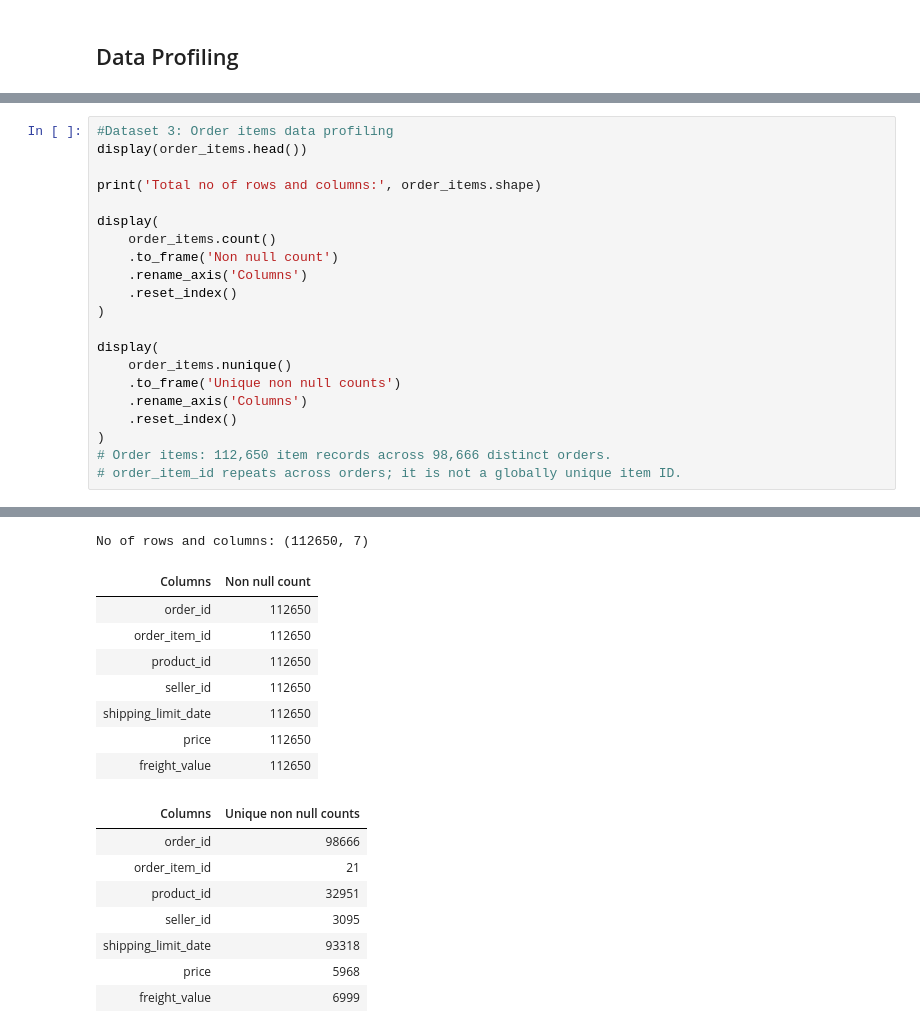
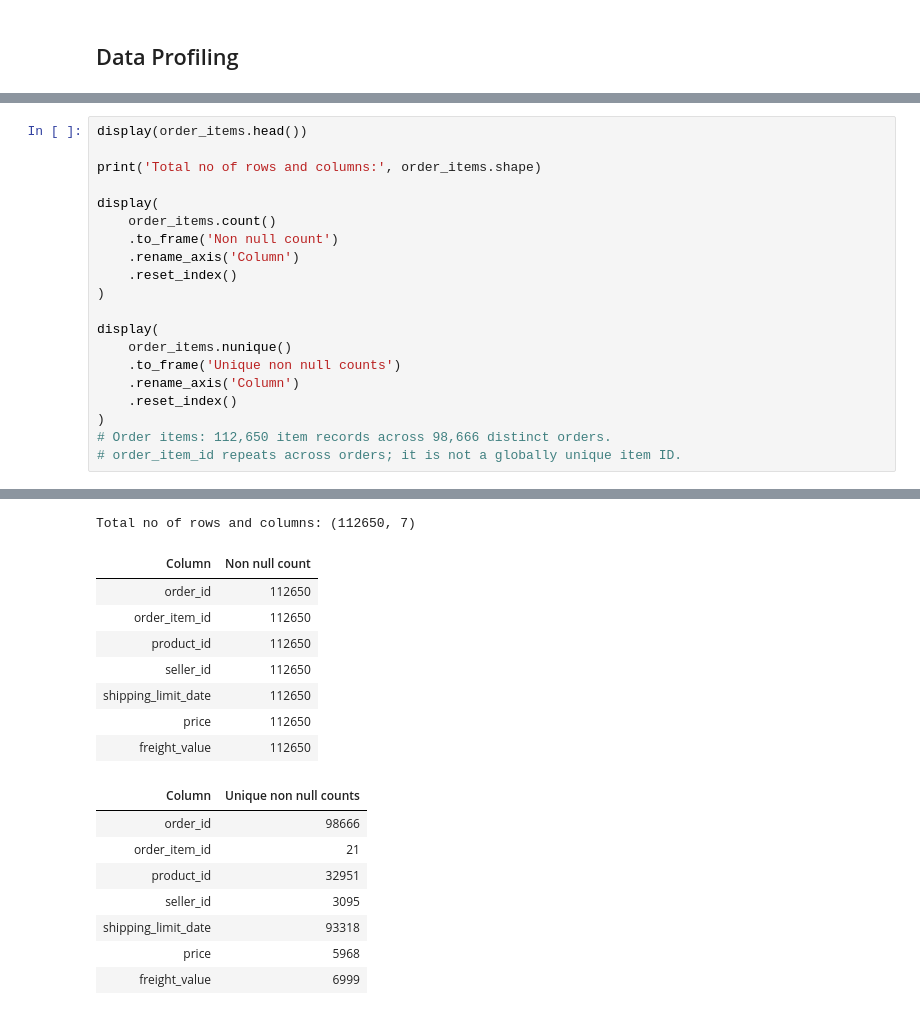
Before and after one commit to utsahpradhan/olist-marketplace-analytics, a Jupyter notebook: Olist_Analysis.ipynb, the cells around one changed output, grey strips where cells are left out. Saved outputs shown, nothing was run; the diff lists cells and outputs as text.

Commit message:
Complete initial profiling and data quality checks

```diff
--- a/Olist_Analysis.ipynb
+++ b/Olist_Analysis.ipynb
@@ -120,35 +118,34 @@ No of rows and columns: (1000163, 5)
 | geolocation_city | 8011 |
 | geolocation_state | 27 |
 # %%
-#Dataset 3: Order items data profiling
 display(order_items.head())
 
 print('Total no of rows and columns:', order_items.shape)
 
 display(
     order_items.count()
     .to_frame('Non null count')
-    .rename_axis('Columns')
+    .rename_axis('Column')
     .reset_index()
 )
 
 display(
     order_items.nunique()
     .to_frame('Unique non null counts')
-    .rename_axis('Columns')
+    .rename_axis('Column')
     .reset_index()
 )
 # Order items: 112,650 item records across 98,666 distinct orders.
 # order_item_id repeats across orders; it is not a globally unique item ID.
 # %% [output]
 | order_id | order_item_id | product_id | seller_id | shipping_limit_date | price | freight_value |
 | 00010242fe8c5a6d1ba2dd792cb16214 | 1 | 4244733e06e7ecb4970a6e2683c13e61 | 48436dade18ac8b2bce089ec2a041202 | 2017-09-19 09:45:35 | 58.9 | 13.29 |
 | 00018f77f2f0320c557190d7a144bdd3 | 1 | e5f2d52b802189ee658865ca93d83a8f | dd7ddc04e1b6c2c614352b383efe2d36 | 2017-05-03 11:05:13 | 239.9 | 19.93 |
 | 000229ec398224ef6ca0657da4fc703e | 1 | c777355d18b72b67abbeef9df44fd0fd | 5b51032eddd242adc84c38acab88f23d | 2018-01-18 14:48:30 | 199.0 | 17.87 |
 | 00024acbcdf0a6daa1e931b038114c75 | 1 | 7634da152a4610f1595efa32f14722fc | 9d7a1d34a5052409006425275ba1c2b4 | 2018-08-15 10:10:18 | 12.99 | 12.79 |
 | 00042b26cf59d7ce69dfabb4e55b4fd9 | 1 | ac6c3623068f30de03045865e4e10089 | df560393f3a51e74553ab94004ba5c87 | 2017-02-13 13:57:51 | 199.9 | 18.14 |
-No of rows and columns: (112650, 7)
+Total no of rows and columns: (112650, 7)
-| Columns | Non null count |
+| Column | Non null count |
 | order_id | 112650 |
 | order_item_id | 112650 |
 | product_id | 112650 |
@@ -156,7 +153,7 @@ No of rows and columns: (112650, 7)
 | shipping_limit_date | 112650 |
 | price | 112650 |
 | freight_value | 112650 |
-| Columns | Unique non null counts |
+| Column | Unique non null counts |
 | order_id | 98666 |
 | order_item_id | 21 |
 | product_id | 32951 |
```
Also changed, not shown: parts of 31 cells of this notebook.
